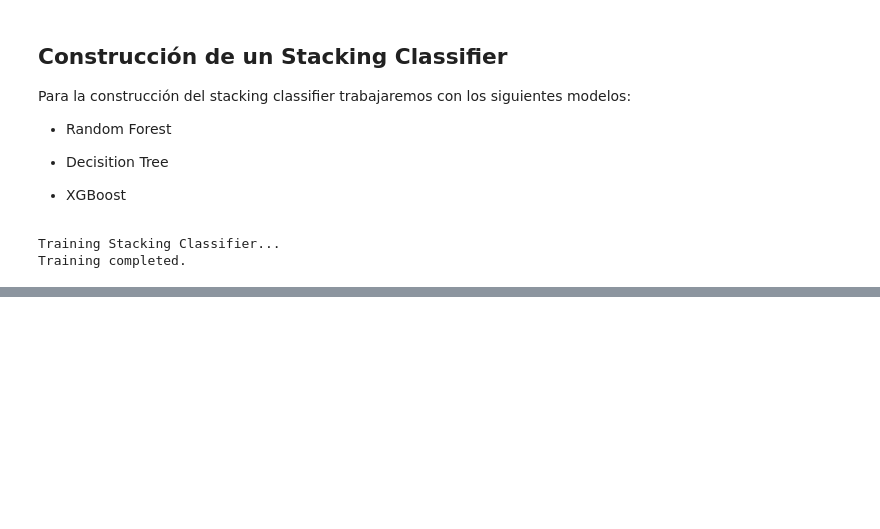
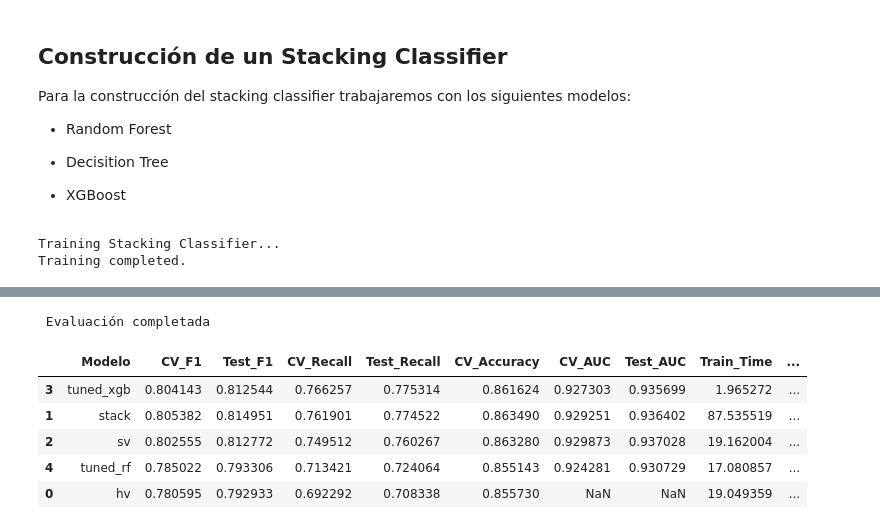
Before and after one commit to pucp-datanalytics/dp261-g2, a Jupyter notebook: notebooks/13_ensemble_engineer.ipynb, the cells around one changed output, grey strips where cells are left out. Saved outputs shown, nothing was run; the diff lists cells and outputs as text; code cells hidden in the pictures; blank space fills up the shorter version.

```diff
--- a/notebooks/13_ensemble_engineer.ipynb
+++ b/notebooks/13_ensemble_engineer.ipynb
@@ -359,0 +433,16 @@ print("\nStacking model saved successfully.")
+# %%
+# ========================
+# 4. Train/Test Split
+# ========================
+
+from sklearn.model_selection import train_test_split
+
+X_train, X_test, y_train, y_test = train_test_split(
+    X, y,
+    test_size=0.2,
+    stratify=y,
+    random_state=42
+)
+
+print("Train:", X_train.shape)
+print("Test:", X_test.shape)
@@ -359,0 +569,35 @@ print("\nStacking model saved successfully.")
+# %%
+# ========================
+# 6. DataFrame final
+# ========================
+df_results = pd.DataFrame(results_list)
+
+# ------------------------
+# Overfitting check
+# ------------------------
+df_results['F1_gap'] = df_results['CV_F1'] - df_results['Test_F1']
+df_results['Recall_gap'] = df_results['CV_Recall'] - df_results['Test_Recall']
+
+# ------------------------
+# Orden final (F1)
+# ------------------------
+df_results = df_results[[
+    'Modelo',
+    'CV_F1', 'Test_F1',
+    'CV_Recall', 'Test_Recall', 'CV_Accuracy',
+    'CV_AUC', 'Test_AUC',
+    'Train_Time',
+    'F1_gap', 'Recall_gap'
+]].sort_values('CV_Recall', ascending=False)
+
+print(" Evaluación completada\n")
+
+df_results
+# %% [output]
+ Evaluación completada
+|  | Modelo | CV_F1 | Test_F1 | CV_Recall | Test_Recall | CV_Accuracy | CV_AUC | Test_AUC | Train_Time | ... |
+| 3 | tuned_xgb | 0.804143 | 0.812544 | 0.766257 | 0.775314 | 0.861624 | 0.927303 | 0.935699 | 1.965272 | ... |
+| 1 | stack | 0.805382 | 0.814951 | 0.761901 | 0.774522 | 0.863490 | 0.929251 | 0.936402 | 87.535519 | ... |
+| 2 | sv | 0.802555 | 0.812772 | 0.749512 | 0.760267 | 0.863280 | 0.929873 | 0.937028 | 19.162004 | ... |
+| 4 | tuned_rf | 0.785022 | 0.793306 | 0.713421 | 0.724064 | 0.855143 | 0.924281 | 0.930729 | 17.080857 | ... |
+| 0 | hv | 0.780595 | 0.792933 | 0.692292 | 0.708338 | 0.855730 | NaN | NaN | 19.049359 | ... |
```
Also changed, not shown: parts of 21 cells of this notebook, 2 other files.
